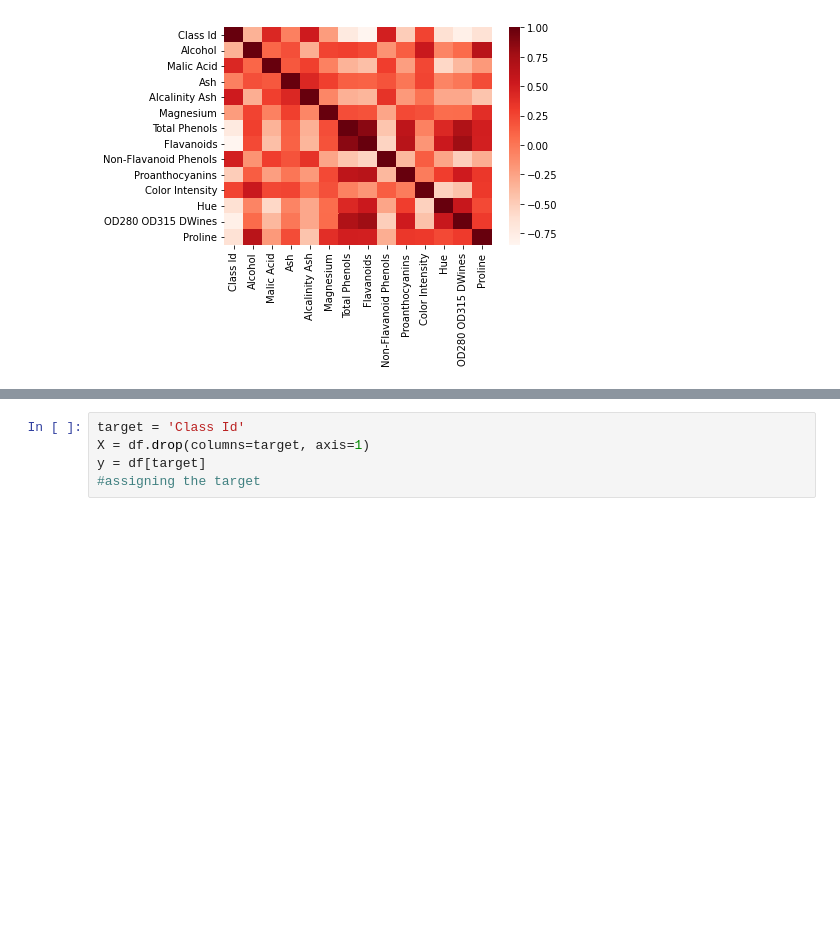
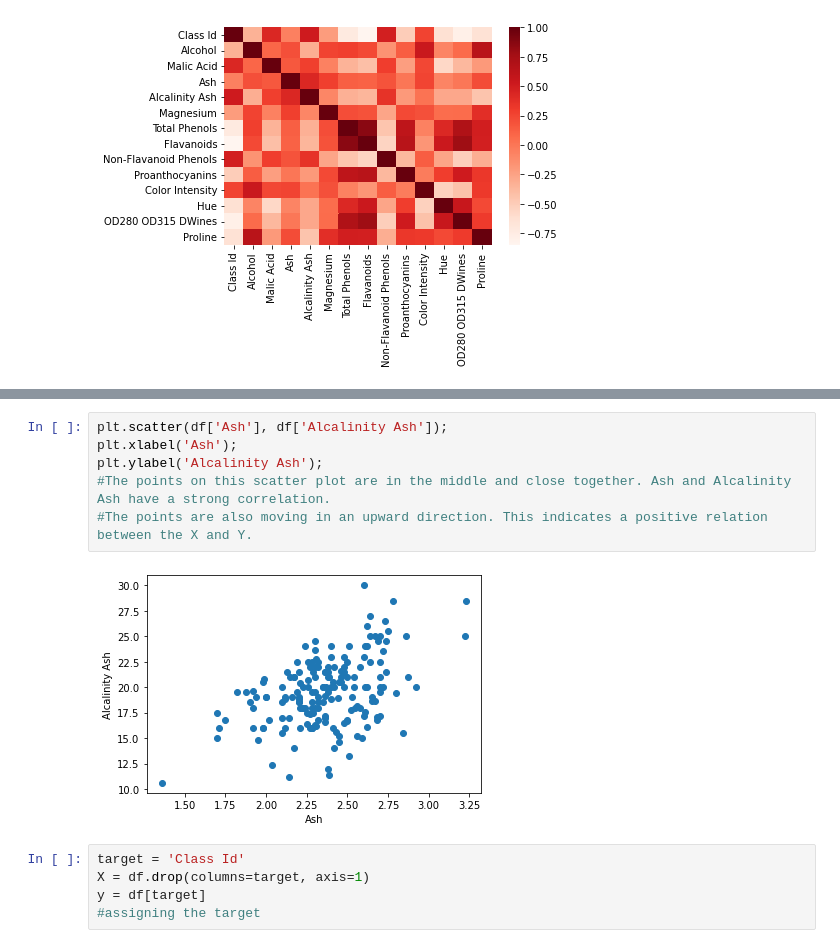
Before and after one commit to Sabrinapearlpervez/Wine-Class-Id-Predictions, a Jupyter notebook: Wine_Class_Id_Predictions.ipynb, the cells around one changed output, grey strips where cells are left out. Saved outputs shown, nothing was run; the diff lists cells and outputs as text; blank space fills up the shorter version.

```diff
--- a/Wine_Class_Id_Predictions.ipynb
+++ b/Wine_Class_Id_Predictions.ipynb
@@ -185,3 +191,11 @@ fig.show()
+# %%
+plt.scatter(df['Ash'], df['Alcalinity Ash']);
+plt.xlabel('Ash');
+plt.ylabel('Alcalinity Ash');
+#The points on this scatter plot are in the middle and close together. Ash and Alcalinity Ash have a strong correlation.
+#The points are also moving in an upward direction. This indicates a positive relation between the X and Y.
+# %% [output]
+[figure, added]
 # %%
 target = 'Class Id'
 X = df.drop(columns=target, axis=1)
```
Also changed, not shown: parts of 3 cells of this notebook.
